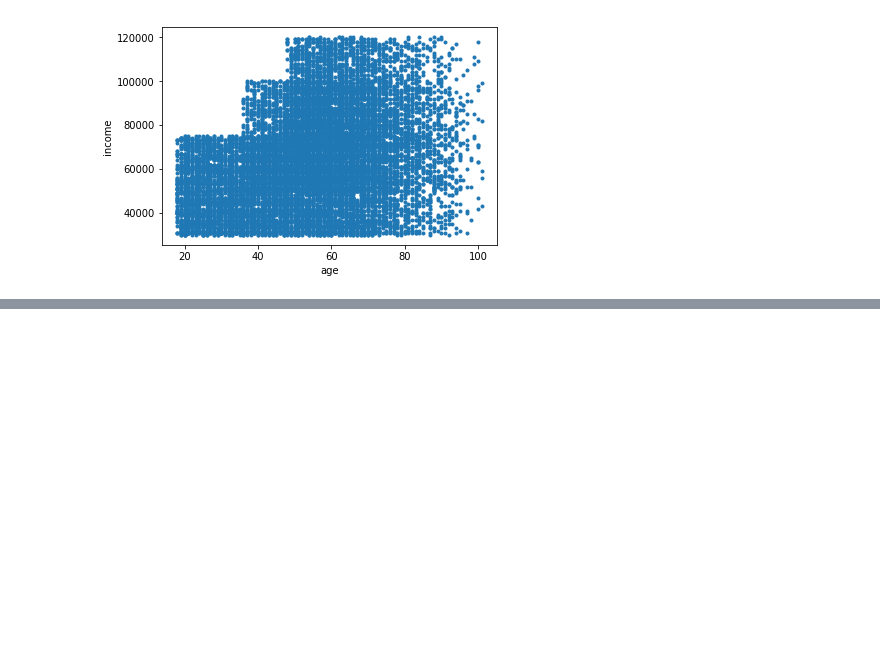
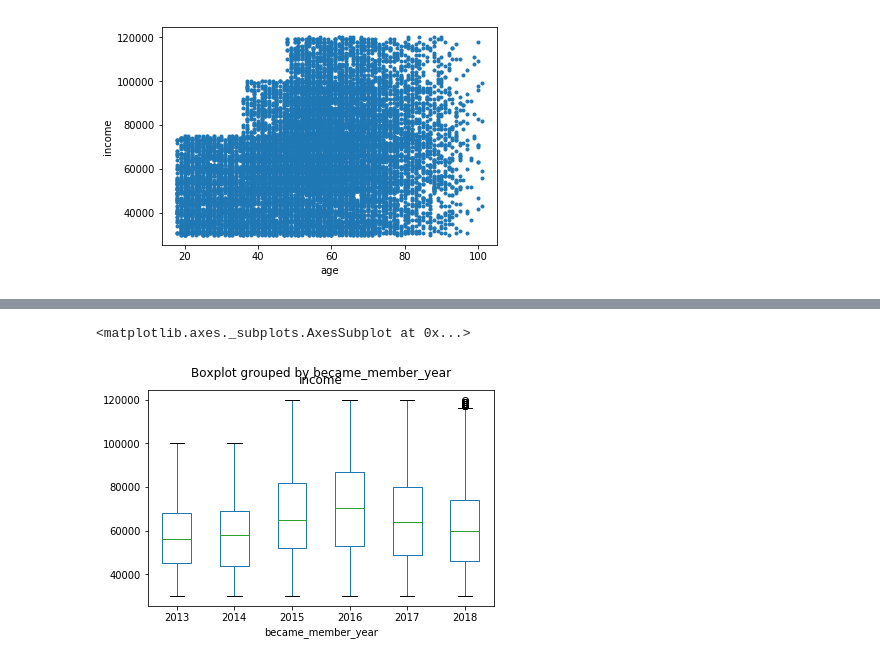
Before and after one commit to a1pat/Starbucks-Capstone, a Jupyter notebook: Starbucks_Capstone_notebook.ipynb, the cells around one changed output, grey strips where cells are left out. Drawn from its saved outputs; the diff is of its cells as text; code cells hidden in the pictures; blank space fills up the shorter version.

```diff
--- a/Starbucks_Capstone_notebook.ipynb
+++ b/Starbucks_Capstone_notebook.ipynb
@@ -321,0 +335,6 @@ profile.head()
+# %%
+# make a boxplot of income distribution by became_member_year
+profile.boxplot(by='became_member_year', column='income', grid=False)
+# %% [output]
+<matplotlib.axes._subplots.AxesSubplot at 0x...>
+[figure, added]
```
Also changed, not shown: parts of 13 cells of this notebook.
